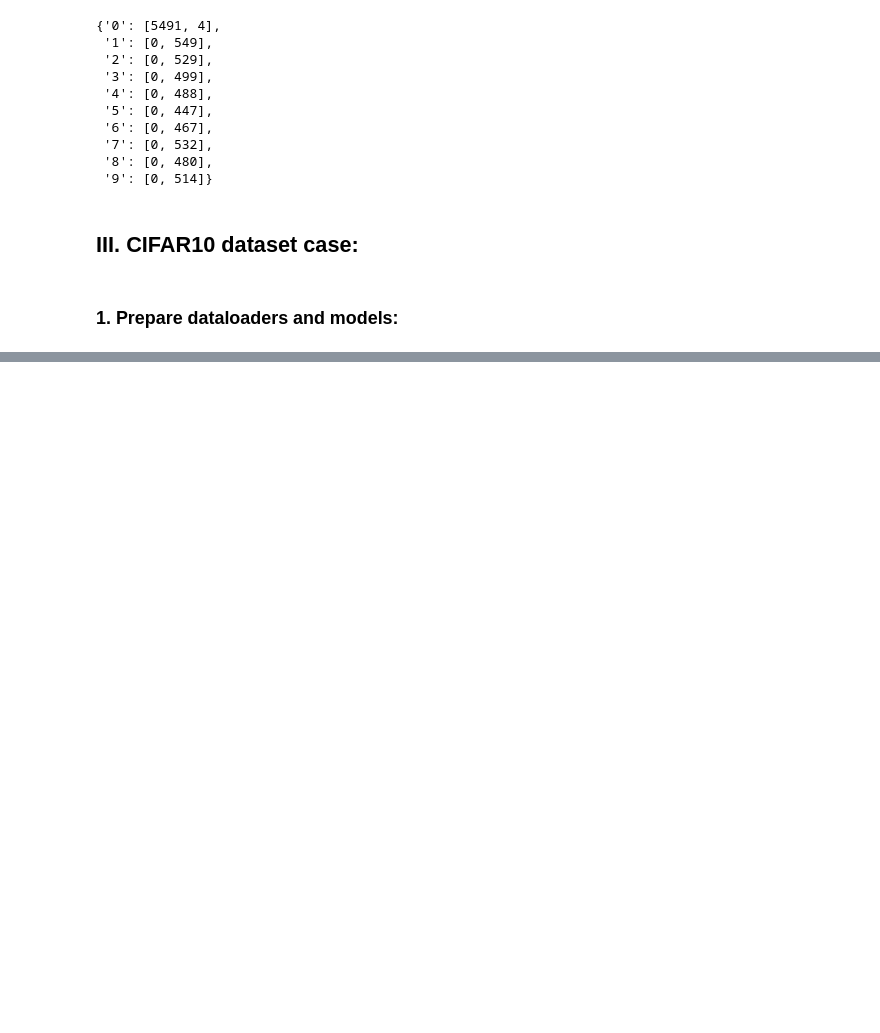
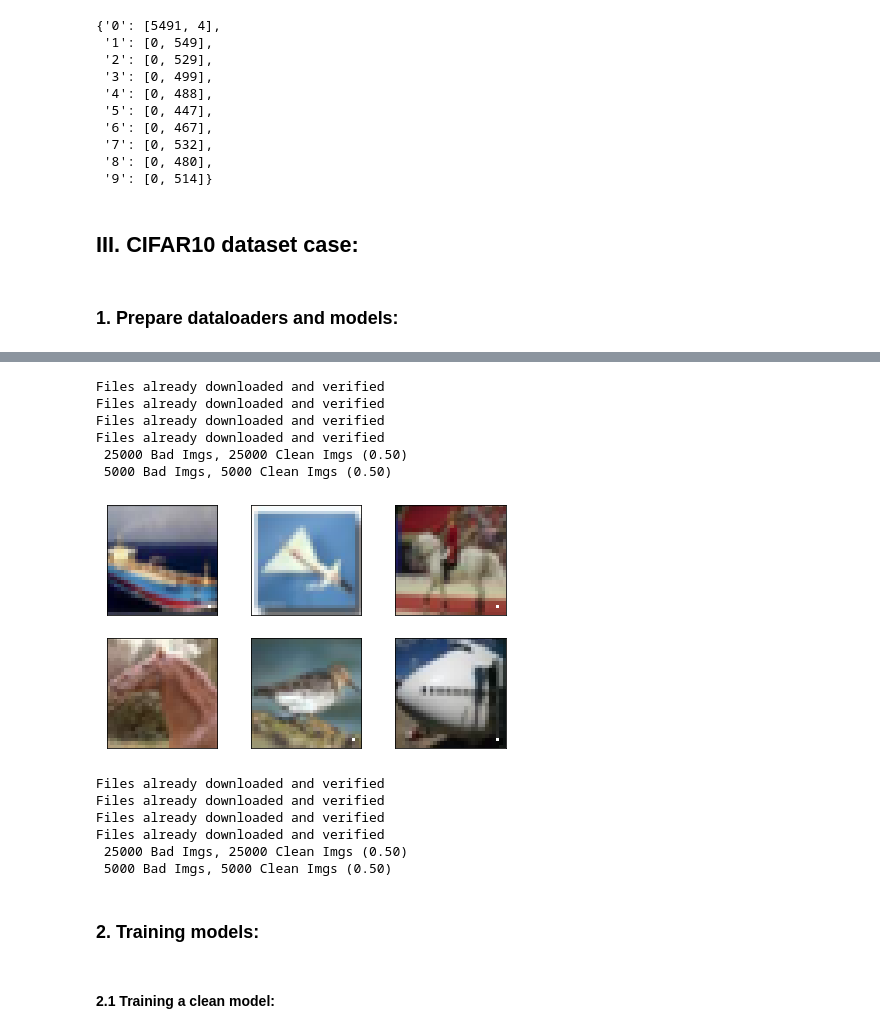
Before and after one commit to ZSoumia/BadNets-Implementation, a Jupyter notebook: Untitled.ipynb, the cells around one changed output, grey strips where cells are left out. Drawn from its saved outputs; the diff is of its cells as text; code cells hidden in the pictures; blank space fills up the shorter version.

```diff
--- a/Untitled.ipynb
+++ b/Untitled.ipynb
@@ -425,0 +393,43 @@ Clipping input data to the valid range for imshow with RGB data ([0..1] for floa
+# %%
+# Case 3 : Single bright pixel trigger + all in attack
+ataset_name="cifar10"
+backdoor_pattern=False# true if the trigger is a patern and False if it's a single bright pixel
+backdoor_portion=0.5# the portion of the backdoored examples within the dataset
+attack_type=-1 #-1  then All-to-all attack otherwise Single target attack
+batch_size = 20
+train_clean_loader_3,train_backdoored_loader_3, test_clean_loader_3, test_backdoored_loader_3=  get_poisoned_dataloaders(batch_size=batch_size,
+                                                                                                                 dataset_name=dataset_name,
+                                                                                                                 backdoor_pattern=backdoor_pattern,
+                                                                                                                 backdoor_portion=backdoor_portion,
+                                                                                                                 attack_type=attack_type)
+# %% [output]
+Files already downloaded and verified
+Files already downloaded and verified
+Files already downloaded and verified
+Files already downloaded and verified
+ 25000 Bad Imgs, 25000 Clean Imgs (0.50)
+ 5000 Bad Imgs, 5000 Clean Imgs (0.50)
+# %%
+# Display a sample with single bright pixel backdoor  trigger
+TU.display_batch(train_backdoored_loader_3,Nbr_images = 6,dataset_name="cifar10")
+# %% [output]
+[figure, added]
+# %%
+# case 4 : Single bright pixel trigger + Single target attack
+ataset_name="cifar10"
+backdoor_pattern=False# true if the trigger is a patern and False if it's a single bright pixel
+backdoor_portion=0.5# the portion of the backdoored examples within the dataset
+attack_type=4 #-1  then All-to-all attack otherwise Single target attack
+batch_size = 32
+train_clean_loader_4,train_backdoored_loader_4, test_clean_loader_4, test_backdoored_loader_4=  get_poisoned_dataloaders(batch_size=batch_size,
+                                                                                                                 dataset_name=dataset_name,
+                                                                                                                 backdoor_pattern=backdoor_pattern,
+                                                                                                                 backdoor_portion=backdoor_portion,
+                                                                                                                 attack_type=attack_type)
+# %% [output]
+Files already downloaded and verified
+Files already downloaded and verified
+Files already downloaded and verified
+Files already downloaded and verified
+ 25000 Bad Imgs, 25000 Clean Imgs (0.50)
+ 5000 Bad Imgs, 5000 Clean Imgs (0.50)
@@ -425,0 +442,2 @@ Clipping input data to the valid range for imshow with RGB data ([0..1] for floa
+# %% [markdown]
+### 2. Training models: <a id='training2'></a>
@@ -425,0 +451,2 @@ Clipping input data to the valid range for imshow with RGB data ([0..1] for floa
+# %% [markdown]
+#### 2.1 Training a clean model:
```
Also changed, not shown: parts of 19 cells of this notebook, 5 other files.
